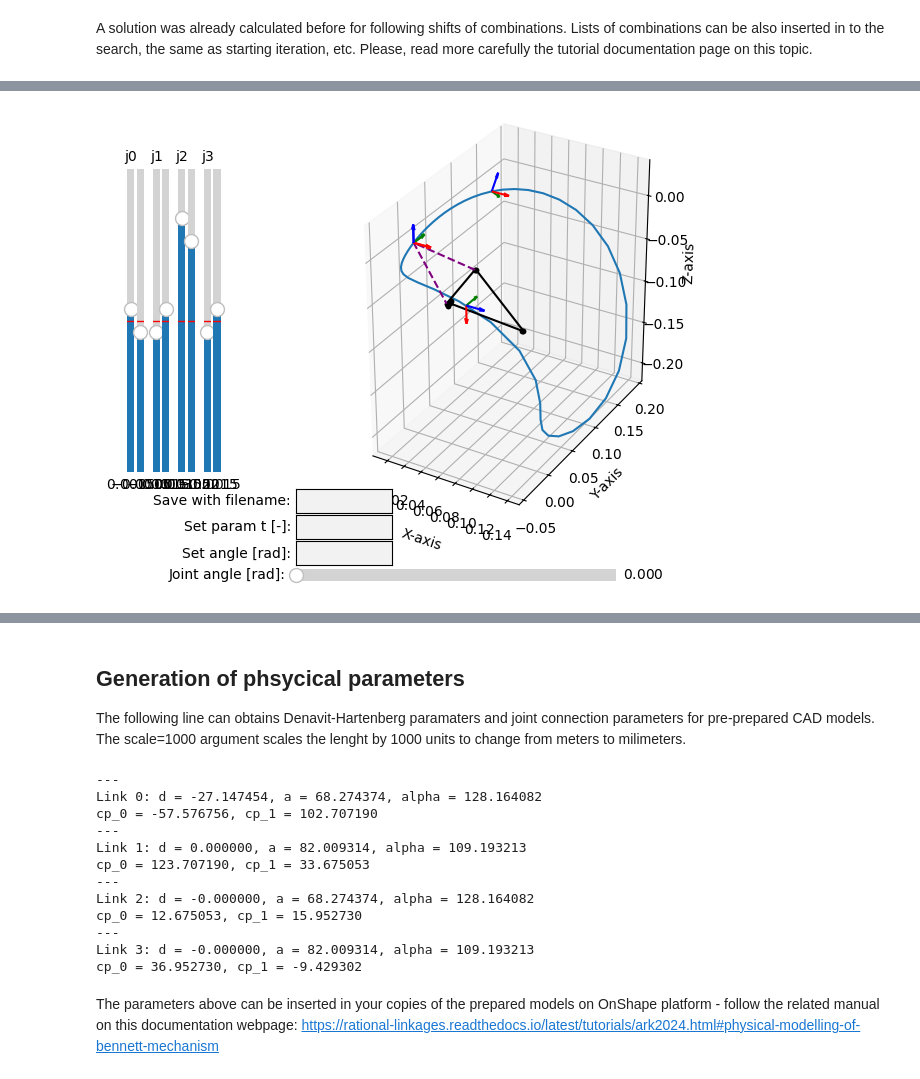
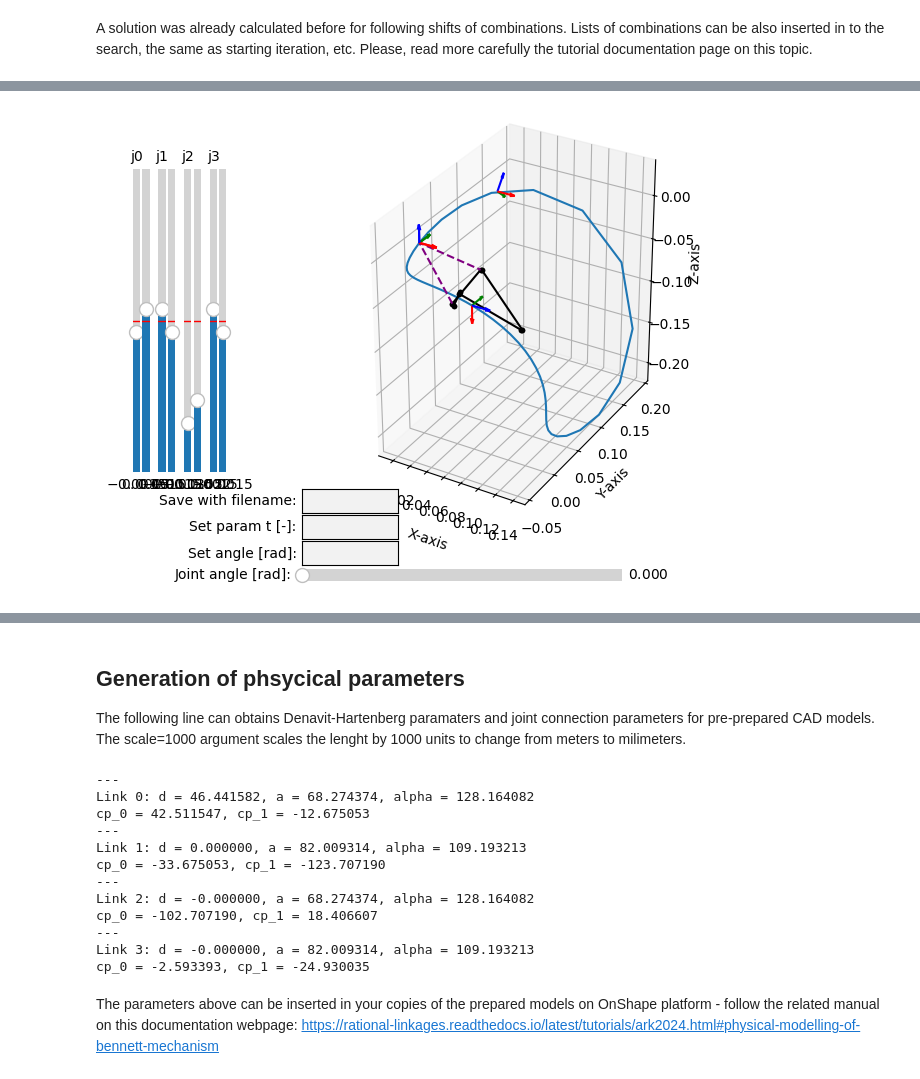
Before and after one commit to hucik14/rl-issues, a Jupyter notebook: jupyter_ntbs/synthesis_bennett.ipynb, the cells around one changed output, grey strips where cells are left out. Cells and saved outputs as stored; diff of their text form; code cells hidden in the pictures.

```diff
--- a/jupyter_ntbs/synthesis_bennett.ipynb
+++ b/jupyter_ntbs/synthesis_bennett.ipynb
@@ -19,7 +20,9 @@ Bennett mechanism can be synthesised from a quadratic motion curve. This curve c
 # %%
-p0 = TransfMatrix.from_rpy_xyz([-40, 0, 0], [0.030, 0.1, 0.02], unit='deg')
-p1 = TransfMatrix.from_rpy_xyz([0, 90, 0], [0.09, -0.05, -0.02], unit='deg')
-p2 = TransfMatrix()  # for simplification, p2 is the identity matrix
+# for simplification, p0 is the identity matrix
+p0 = TransfMatrix()
+
+p1 = TransfMatrix.from_rpy_xyz([-40, 0, 0], [0.030, 0.1, 0.02], unit='deg')
+p2 = TransfMatrix.from_rpy_xyz([0, 90, 0], [0.09, -0.05, -0.02], unit='deg')
 
 poses = [p0, p1, p2]  # list of the transformation matrices
 
@@ -63,7 +66,7 @@ print('')
 print('Interpolated curve:')
 print(curve)
 
-myplt = Plotter(interactive=False, jupyter_notebook=True, arrows_length=0.02)
+myplt = Plotter(interactive=False, jupyter_notebook=True, arrows_length=0.02, steps=300)
 for i, pose in enumerate(poses):
     myplt.plot(pose, label=f'p{i}')
 myplt.plot(curve, interval='closed', label='Interpolated curve')
@@ -80,7 +83,7 @@ Synthesize mechanism that can follow given motion curve
 # %%
 mechanism = RationalMechanism(curve.factorize())
 
-myplt = Plotter(interactive=True, jupyter_notebook=True, arrows_length=0.02)
+myplt = Plotter(interactive=True, jupyter_notebook=True, arrows_length=0.02, steps=300)
 for i, pose in enumerate(poses):
     myplt.plot(pose)
 myplt.plot(mechanism, show_tool=True)
@@ -109,8 +112,8 @@ It is possible to run collision-free linkage using the combinatorial search algo
 # %% [markdown]
 A solution was already calculated before for following shifts of combinations. Lists of combinations can be also inserted in to the search, the same as starting iteration, etc. Please, read more carefully the tutorial documentation page on this topic.
 # %%
-comb_links = [(0, 0, 0, 1)]
-comb_joints = [(1, -1, -1, 1, -1, 1, 1, -1)]
+comb_links = [(0, 0, 0, -1)]
+comb_joints = [(-1, 1, 1, -1, 1, -1, -1, 1)]
 mechanism.collision_free_optimization(min_joint_segment_length=0.003,
                                        combinations_links=comb_links,
                                        combinations_joints=comb_joints)
@@ -135,6 +138,6 @@ Collision check started...
 No collisions found.
 Search was successful, collision-free solution found.
-[figure, old version]
+[figure, new version]
 # %% [markdown]
 The animated mechanism can be seen on the GIF bellow.
 
@@ -147,17 +150,17 @@ The following line can obtains Denavit-Hartenberg paramaters and joint connectio
 design_parameters = mechanism.get_design(scale=1000, unit='deg')
 # %% [output]
 ---
-Link 0: d = -27.147454, a = 68.274374, alpha = 128.164082
-cp_0 = -57.576756, cp_1 = 102.707190
+Link 0: d = 46.441582, a = 68.274374, alpha = 128.164082
+cp_0 = 42.511547, cp_1 = -12.675053
 ---
 Link 1: d = 0.000000, a = 82.009314, alpha = 109.193213
-cp_0 = 123.707190, cp_1 = 33.675053
+cp_0 = -33.675053, cp_1 = -123.707190
 ---
 Link 2: d = -0.000000, a = 68.274374, alpha = 128.164082
-cp_0 = 12.675053, cp_1 = 15.952730
+cp_0 = -102.707190, cp_1 = 18.406607
 ---
 Link 3: d = -0.000000, a = 82.009314, alpha = 109.193213
-cp_0 = 36.952730, cp_1 = -9.429302
+cp_0 = -2.593393, cp_1 = -24.930035
 # %% [markdown]
 The parameters above can be inserted in your copies of the prepared models on OnShape platform - follow the related manual on this documentation webpage:
 https://rational-linkages.readthedocs.io/latest/tutorials/ark2024.html#physical-modelling-of-bennett-mechanism
```
Also changed, not shown: parts of 6 cells of this notebook.
